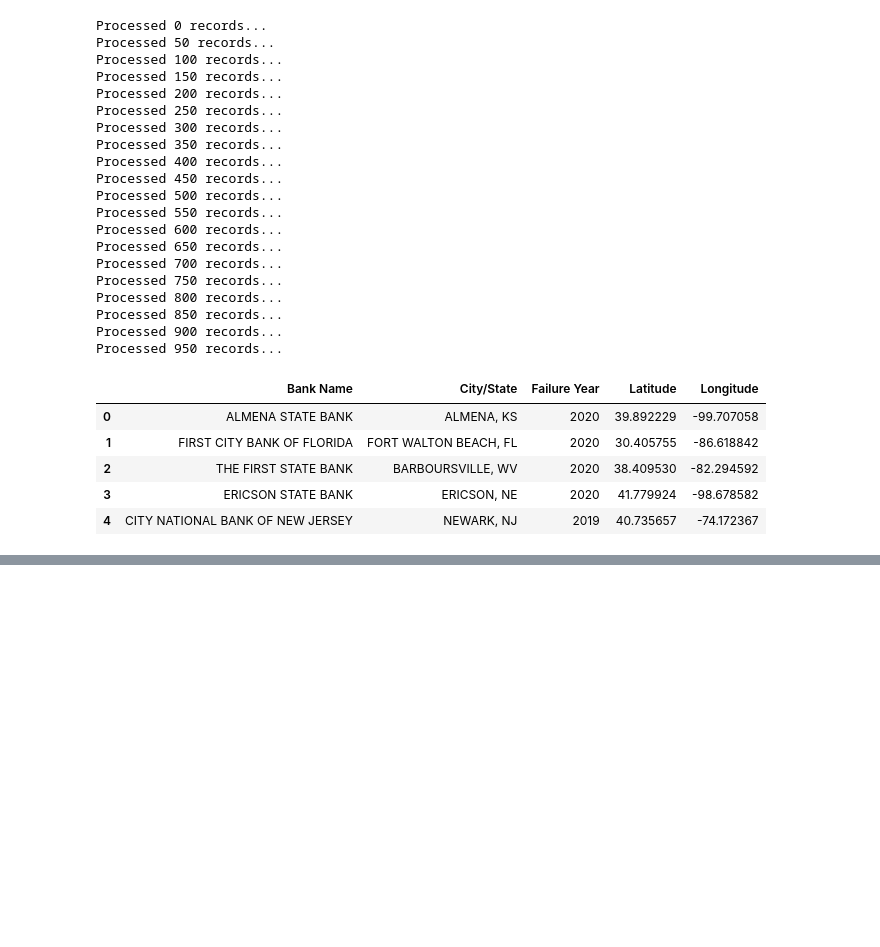
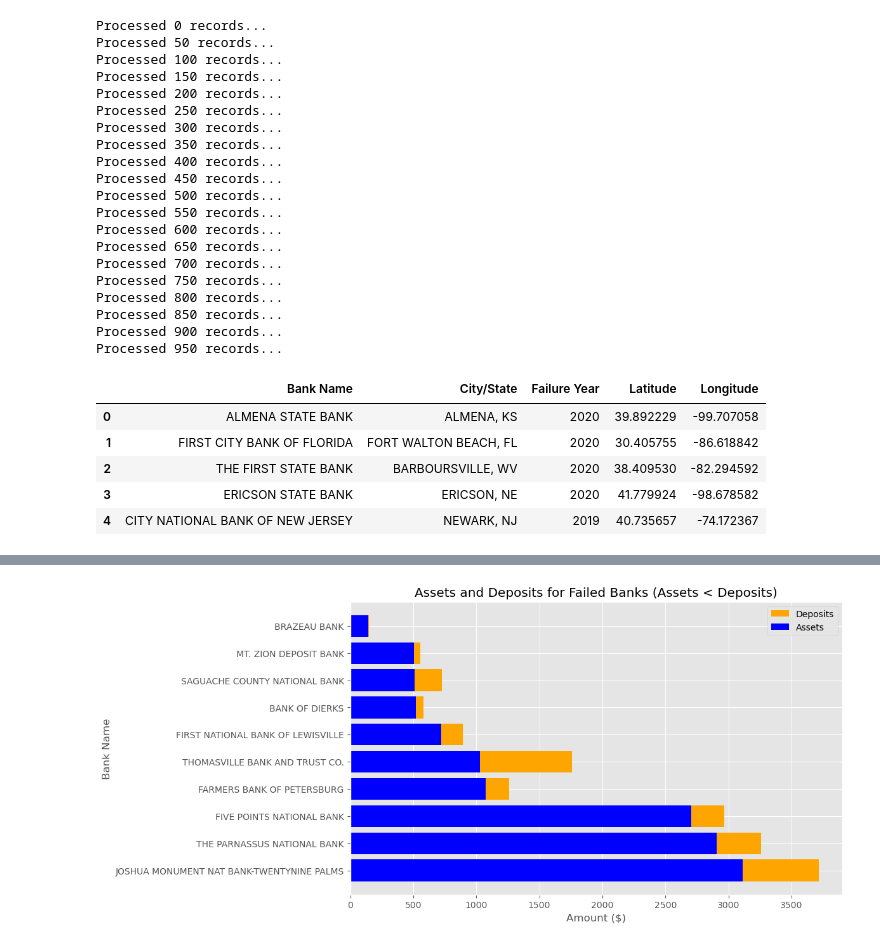
Before and after one commit to elitracewell/Exploratory-Bank-Failure-Analysis, a Jupyter notebook: GroupProject.ipynb, the cells around one changed output, grey strips where cells are left out. Cells and saved outputs as stored; diff of their text form; code cells hidden in the pictures; blank space fills up the shorter version.

```diff
--- a/GroupProject.ipynb
+++ b/GroupProject.ipynb
@@ -349,3 +465,16 @@ display(map_1980_1995)
 display(map_2000_2020)
 # %% [output]
 [interactive output not drawn]
+# %%
+# create a new column 'Difference' that calculates the difference between 'Deposits' and 'Assets' only where 'Deposits' are larger than 'Assets'
+df_new.loc[df_new['Deposits'] > df_new['Assets'], 'Difference'] = df_new['Deposits'] - df_new['Assets']
+
+
+# select only the columns you want to keep
+df_new = df_new[['Bank Name', 'State', 'Failure Year', 'Assets', 'Deposits']]
+
+# display the new dataframe
+df_new = df_new.tail(10)
+
+# display the new dataframe
+df_new.head()
@@ -351,0 +488,20 @@ display(map_2000_2020)
+# %%
+import matplotlib.pyplot as plt
+
+# sort the dataframe by Assets in descending order
+df_new = df_new.sort_values(by='Assets', ascending=False)
+
+# set the plot style
+plt.style.use('ggplot')
+
+# create the plot
+plt.figure(figsize=(10, 6))
+plt.barh(y=df_new['Bank Name'], width=df_new['Deposits'], color='orange', label='Deposits')
+plt.barh(y=df_new['Bank Name'], width=df_new['Assets'], color='blue', label='Assets')
+plt.xlabel('Amount ($)')
+plt.ylabel('Bank Name')
+plt.title('Assets and Deposits for Failed Banks (Assets < Deposits)')
+plt.legend()
+plt.show()
+# %% [output]
+[figure, added]
```
Also changed, not shown: parts of 10 cells of this notebook.
